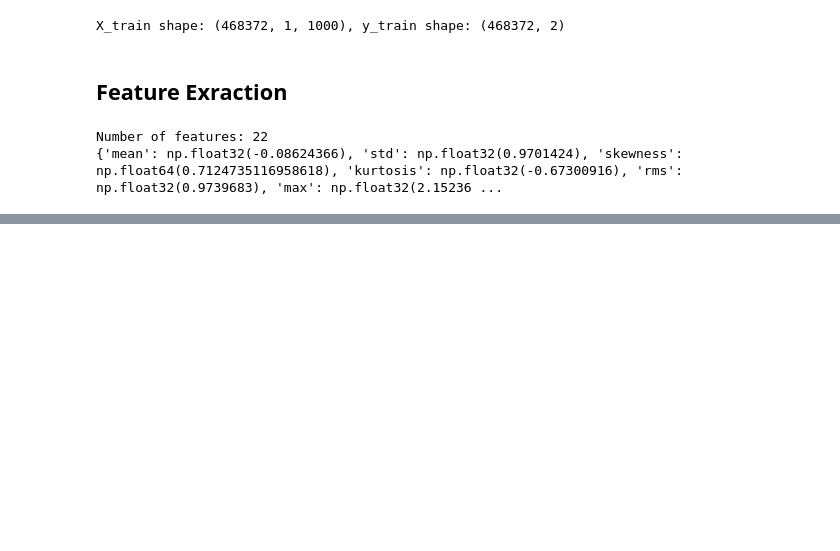
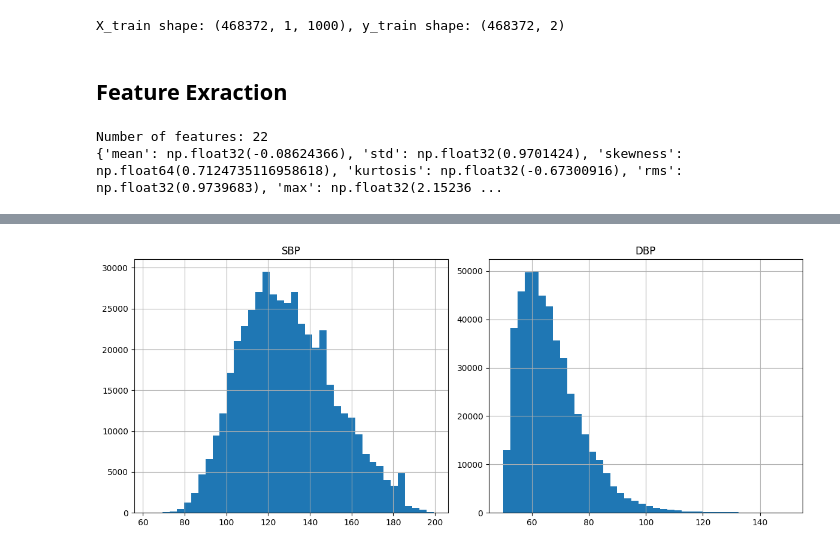
Before and after one commit to Yashvi1701/BP_estimation, a Jupyter notebook: experiments/regression.ipynb, the cells around one changed output, grey strips where cells are left out. Saved outputs shown, nothing was run; the diff lists cells and outputs as text; code cells hidden in the pictures; blank space fills up the shorter version.

```diff
--- a/experiments/regression.ipynb
+++ b/experiments/regression.ipynb
@@ -243,0 +276,10 @@ NameError: name 'tqdm' is not defined
+# %%
+df_train[["SBP", "DBP"]].hist(
+    bins=40,
+    figsize=(12, 5)
+)
+
+plt.tight_layout()
+plt.show()
+# %% [output]
+[figure, added]
```
Also changed, not shown: parts of 11 cells of this notebook.
